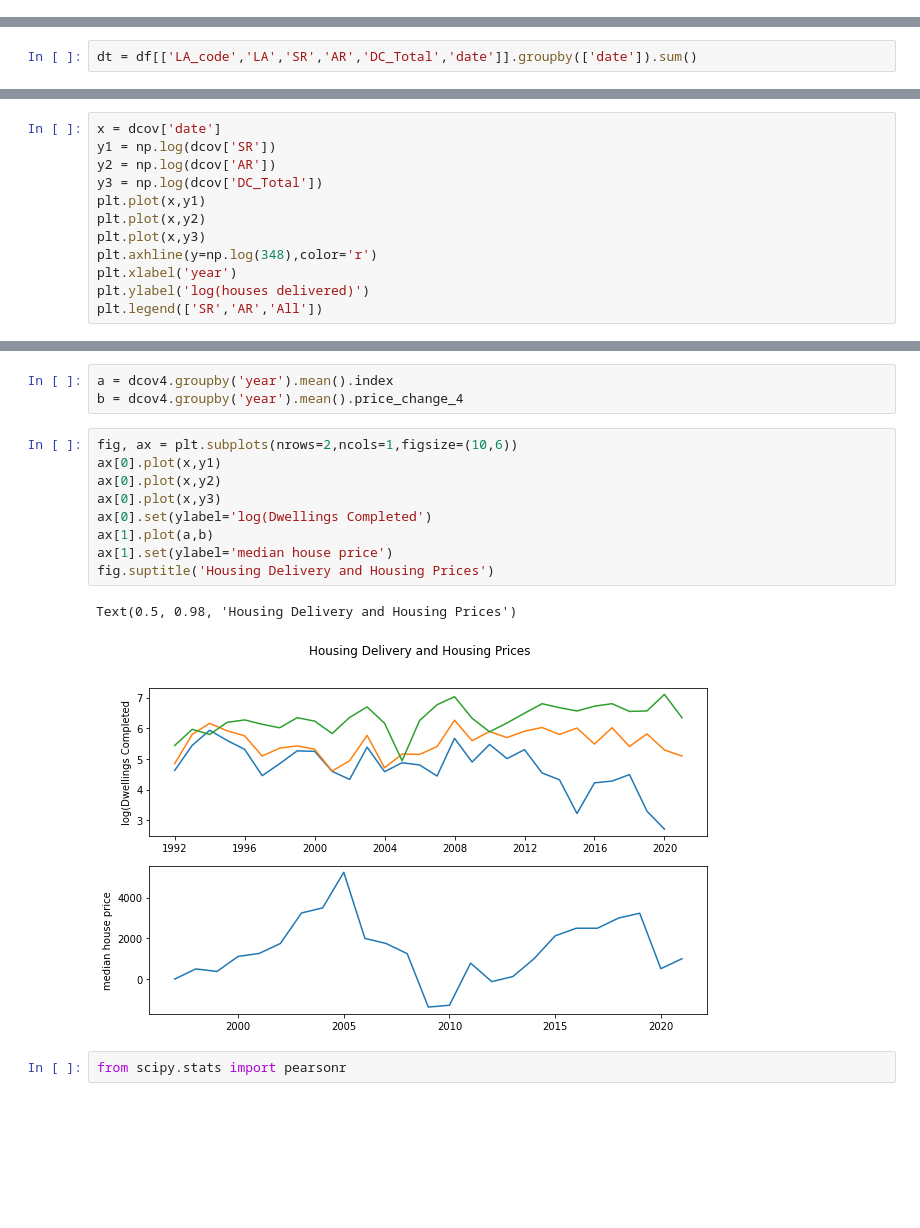
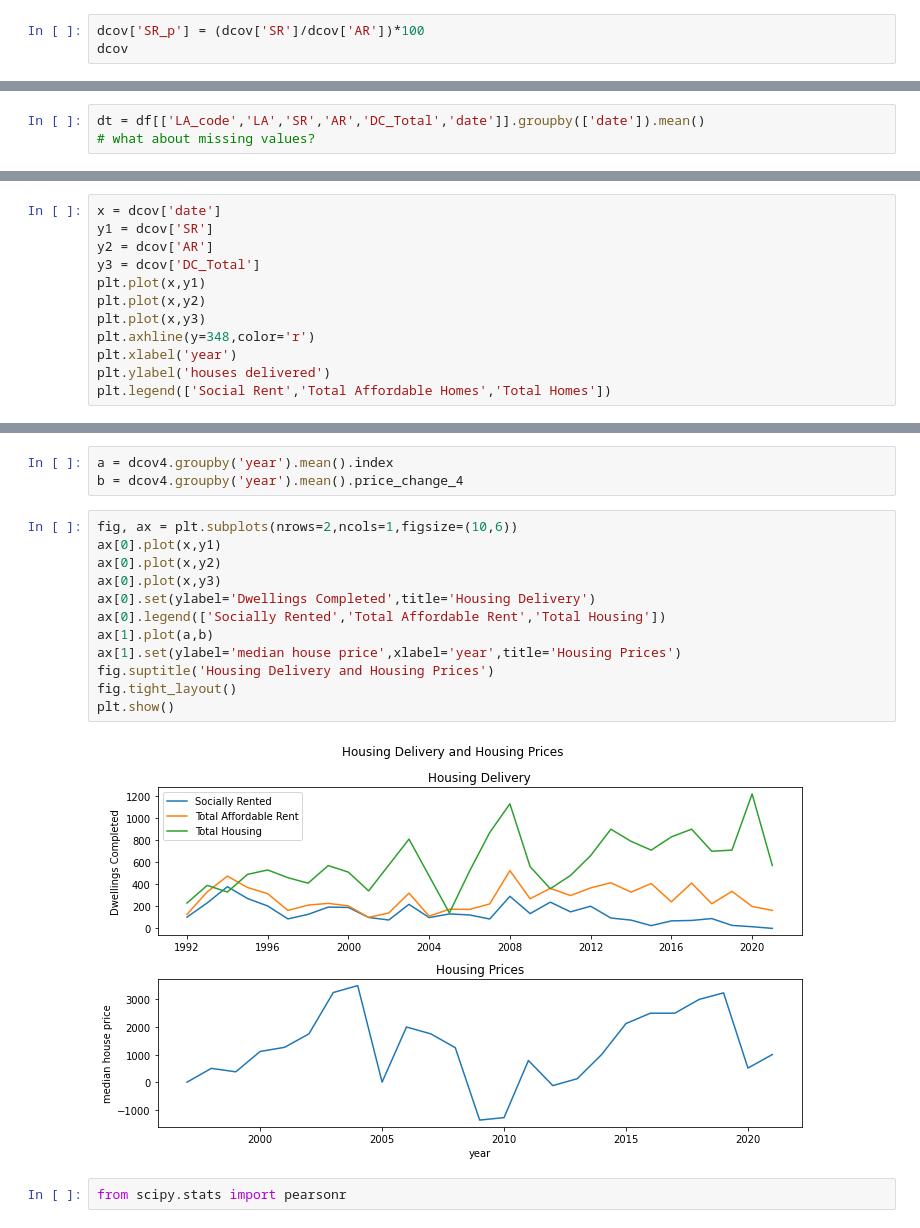
Before and after one commit to potato-bit/RA, a Jupyter notebook: cleaned datasets/analysis.ipynb, the cells around one changed output, grey strips where cells are left out. Cells and saved outputs as stored; diff of their text form; blank space fills up the shorter version.

```diff
--- a/cleaned datasets/analysis.ipynb
+++ b/cleaned datasets/analysis.ipynb
@@ -98,3 +98,6 @@ Filling in some missing values using external data and interpolation
 dcov.loc[13,'DC_Total'] = 140
 # %%
 dcov['DC_Total'] = dcov['DC_Total'].interpolate()
+# %%
+dcov['SR_p'] = (dcov['SR']/dcov['AR'])*100
+dcov
@@ -124,5 +145,6 @@ Comparing Coventry affordable housing delivery against national average
 # %%
-dt = df[['LA_code','LA','SR','AR','DC_Total','date']].groupby(['date']).sum()
+dt = df[['LA_code','LA','SR','AR','DC_Total','date']].groupby(['date']).mean()
+# what about missing values?
 # %%
 x = dt.index
 y1 = dt['SR']
@@ -164,15 +189,15 @@ dcov4.head()
 | 4 | E08000026 | Coventry | Dec1996 | 42000.0 | 1996-12-01 | 1996 | 0.0 |
 # %%
 x = dcov['date']
-y1 = np.log(dcov['SR'])
-y2 = np.log(dcov['AR'])
-y3 = np.log(dcov['DC_Total'])
+y1 = dcov['SR']
+y2 = dcov['AR']
+y3 = dcov['DC_Total']
 plt.plot(x,y1)
 plt.plot(x,y2)
 plt.plot(x,y3)
-plt.axhline(y=np.log(348),color='r')
+plt.axhline(y=348,color='r')
 plt.xlabel('year')
-plt.ylabel('log(houses delivered)')
-plt.legend(['SR','AR','All'])
+plt.ylabel('houses delivered')
+plt.legend(['Social Rent','Total Affordable Homes','Total Homes'])
 # %% [output]
 <matplotlib.legend.Legend at 0x...>
@@ -192,15 +217,17 @@ b = dcov4.groupby('year').mean().price_change_4
 # %%
 fig, ax = plt.subplots(nrows=2,ncols=1,figsize=(10,6))
 ax[0].plot(x,y1)
 ax[0].plot(x,y2)
 ax[0].plot(x,y3)
-ax[0].set(ylabel='log(Dwellings Completed')
+ax[0].set(ylabel='Dwellings Completed',title='Housing Delivery')
+ax[0].legend(['Socially Rented','Total Affordable Rent','Total Housing'])
 ax[1].plot(a,b)
-ax[1].set(ylabel='median house price')
+ax[1].set(ylabel='median house price',xlabel='year',title='Housing Prices')
 fig.suptitle('Housing Delivery and Housing Prices')
+fig.tight_layout()
+plt.show()
 # %% [output]
-Text(0.5, 0.98, 'Housing Delivery and Housing Prices')
-[figure, old version]
+[figure, new version]
 # %%
 from scipy.stats import pearsonr
 # %%
```
Also changed, not shown: parts of 20 cells of this notebook, 1 other file.
